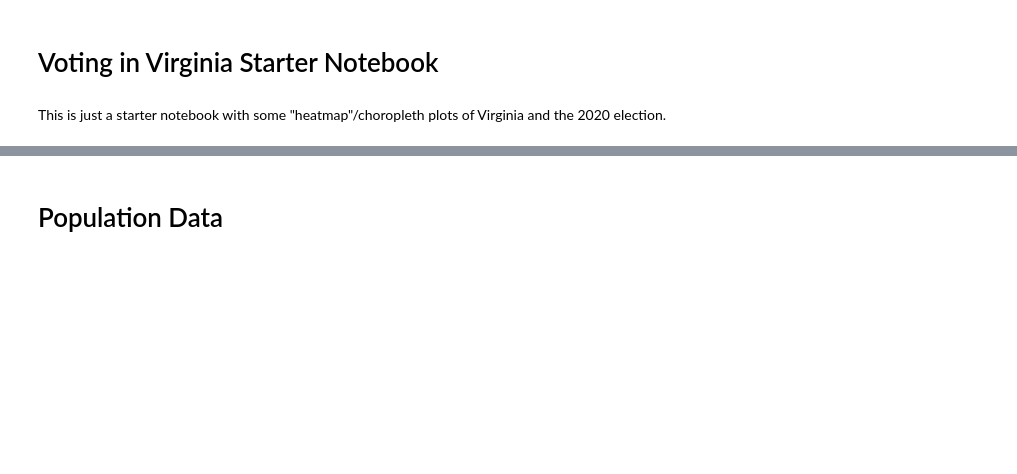
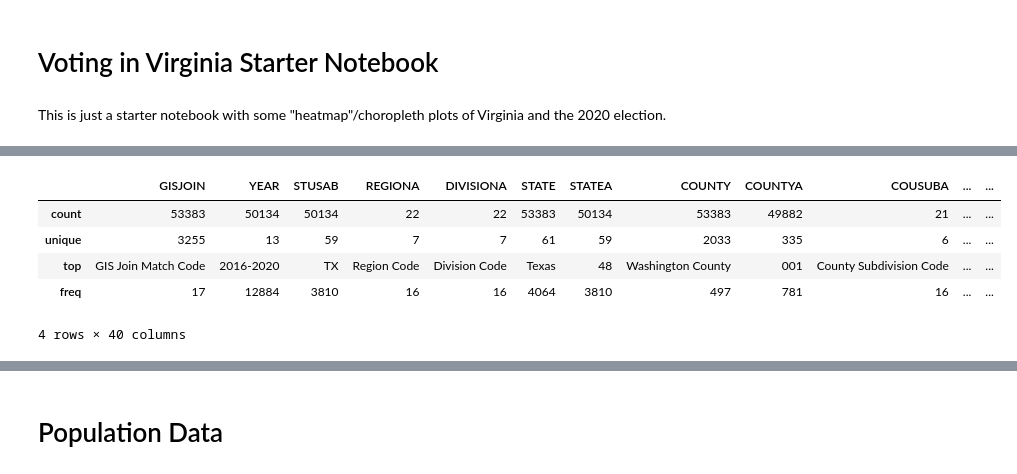
Before and after one commit to ryandinnh/project_voting, a Jupyter notebook: va_voting.ipynb, the cells around one changed output, grey strips where cells are left out. Cells and saved outputs as stored; diff of their text form; code cells hidden in the pictures; blank space fills up the shorter version.

```diff
--- a/va_voting.ipynb
+++ b/va_voting.ipynb
@@ -12,7 +12,7 @@ import numpy as np
 from mpl_toolkits.axes_grid1 import make_axes_locatable
 
 # Load data
-gdf = gpd.read_file("C:/Users/rdinh/Downloads/VirginiaCounty_ClippedToShoreline.shx") # Load Virginia shapefile for maps
+gdf = gpd.read_file("C:/Users/rdinh/Downloads/VirginiaAdministrativeBoundary_ClippedToShoreline.shp/VirginiaCounty_ClippedToShoreline.shx") # Load Virginia shapefile for maps
 vdf = pd.read_csv('./data/voting_VA.csv') # Load historical voting data
 cdf = pd.read_csv('./data/county_adjacencies.csv') # Load county adjacency data and population data
 
@@ -57,0 +74,9 @@ print(demographics.head())
+# %%
+demographics.describe()
+# %% [output]
+|  | GISJOIN | YEAR | STUSAB | REGIONA | DIVISIONA | STATE | STATEA | COUNTY | COUNTYA | COUSUBA | ... | ... |
+| count | 53383 | 50134 | 50134 | 22 | 22 | 53383 | 50134 | 53383 | 49882 | 21 | ... | ... |
+| unique | 3255 | 13 | 59 | 7 | 7 | 61 | 59 | 2033 | 335 | 6 | ... | ... |
+| top | GIS Join Match Code | 2016-2020 | TX | Region Code | Division Code | Texas | 48 | Washington County | 001 | County Subdivision Code | ... | ... |
+| freq | 17 | 12884 | 3810 | 16 | 16 | 4064 | 3810 | 497 | 781 | 16 | ... | ... |
+4 rows × 40 columns
```
Also changed, not shown: parts of 3 cells of this notebook.
